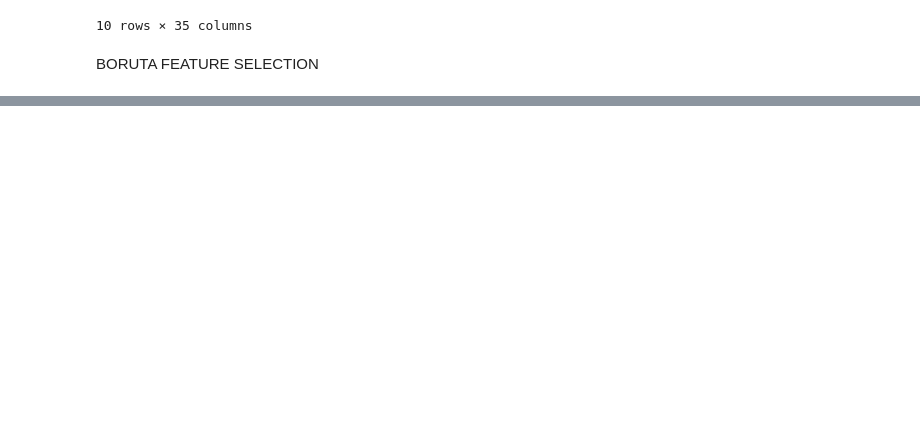
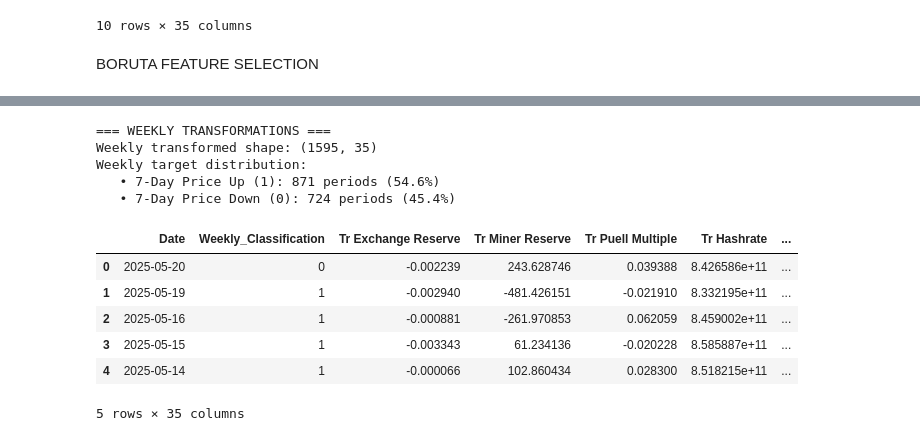
Before and after one commit to sbendre06/Supervised-Learning-BTC-Price-Direction, a Jupyter notebook: Pricing Models/feature-engineering.ipynb, the cells around one changed output, grey strips where cells are left out. Saved outputs shown, nothing was run; the diff lists cells and outputs as text; code cells hidden in the pictures; blank space fills up the shorter version.

```diff
--- a/Pricing Models/feature-engineering.ipynb
+++ b/Pricing Models/feature-engineering.ipynb
@@ -565,0 +654,74 @@ Feature selection results (out of 50 trials):
+# %%
+# Apply same transformations to weekly data
+print("=== WEEKLY TRANSFORMATIONS ===")
+
+weekly_transformed_df = weekly_df.copy()
+# Flip dataframe so python functions work properly (earliest date first)
+weekly_transformed_df = weekly_transformed_df.iloc[::-1].copy().reset_index(drop=True)
+
+# Apply the exact same transformations as before
+# on-chain transformations
+weekly_transformed_df["Tr Exchange Reserve"] = weekly_transformed_df["Exchange Reserve"].pct_change()
+weekly_transformed_df["Tr Miner Reserve"] = weekly_transformed_df["Miner Reserve"] - weekly_transformed_df["Miner Reserve"].shift(7)
+weekly_transformed_df["Tr Puell Multiple"] = weekly_transformed_df["Puell Multiple"].pct_change(3)
+weekly_transformed_df["Tr Hashrate"] = weekly_transformed_df["Hashrate"].rolling(7).mean()
+weekly_transformed_df["Tr Fee-Reward Ratio"] = weekly_transformed_df["Fee-Reward Ratio"].pct_change()
+weekly_transformed_df["Tr SOPR"] = (weekly_transformed_df["SOPR"] > 1).astype(int)
+weekly_transformed_df["Tr Active Addresses"] = weekly_transformed_df["Active Addresses"].pct_change(3)
+weekly_transformed_df["Tr Exchange Netflow"] = weekly_transformed_df["Exchange Netflow"].rolling(3).sum()
+weekly_transformed_df["Tr Funding Rates"] = weekly_transformed_df["Funding Rates"] - weekly_transformed_df["Funding Rates"].shift(1)
+weekly_transformed_df["Tr Mean Coin Age"] = weekly_transformed_df["Mean Coin Age"].pct_change(7)
+weekly_transformed_df["Tr MVRV Ratio"] = weekly_transformed_df["MVRV Ratio"].pct_change(3)
+weekly_transformed_df["Tr Open Interest"] = weekly_transformed_df["Open Interest"].pct_change()
+
+# market transformations
+weekly_transformed_df["Tr S&P500"] = weekly_transformed_df["SPX Index"].pct_change()
+weekly_transformed_df["Tr Nasdaq"] = weekly_transformed_df["CCMP Index"].pct_change()
+weekly_transformed_df["Tr Dow"] = weekly_transformed_df["INDU Index"].pct_change()
+weekly_transformed_df["Tr Gold"] = weekly_transformed_df["XAU Curncy"].pct_change()
+weekly_transformed_df["Tr Oil"] = weekly_transformed_df["CL1 Comdty"].pct_change()
+weekly_transformed_df["Tr Silver"] = weekly_transformed_df["XAG Curncy"].pct_change()
+weekly_transformed_df["Tr Copper"] = weekly_transformed_df["LMCADY Comdty"].pct_change()
+weekly_transformed_df["Tr Natural Gas"] = weekly_transformed_df["NG1 Comdty"].pct_change()
+weekly_transformed_df["Tr Dollar Index"] = weekly_transformed_df["DXY Curncy"].pct_change()
+weekly_transformed_df["Tr EURUSD"] = weekly_transformed_df["EURUSD Curncy"].pct_change()
+weekly_transformed_df["Tr USDCNY"] = weekly_transformed_df["USDCNY Curncy"].pct_change()
+
+# economic indicator transformations
+weekly_transformed_df["Tr Fed Funds Raw"] = weekly_transformed_df["FDTR Index"]
+weekly_transformed_df["Tr Fed Funds Delta"] = weekly_transformed_df["FDTR Index"] - weekly_transformed_df["FDTR Index"].shift(1)
+weekly_transformed_df["Tr Treasury Pct"] = weekly_transformed_df["USGG10YR Index"].pct_change()
+weekly_transformed_df["Tr Treasury Delta"] = weekly_transformed_df["USGG10YR Index"] - weekly_transformed_df["USGG10YR Index"].shift(5)
+weekly_transformed_df["Tr Unemployment"] = weekly_transformed_df["USURTOT Index"]
+weekly_transformed_df["Tr CPI"] = weekly_transformed_df["CPI YOY Index"]
+weekly_transformed_df["Tr M2 Raw"] = weekly_transformed_df["M2% YOY Index"]
+weekly_transformed_df["Tr M2 Binary"] = (weekly_transformed_df["M2% YOY Index"] < 0).astype(int)
+weekly_transformed_df["Tr GDP Raw"] = weekly_transformed_df["GDP CQOQ Index"]
+weekly_transformed_df["Tr GDP Binary"] = (weekly_transformed_df["GDP CQOQ Index"] > 0).astype(int)
+
+# Clean up and format
+weekly_transformed_df = weekly_transformed_df.dropna().reset_index(drop=True)
+weekly_transformed_df = weekly_transformed_df.iloc[::-1].copy().reset_index(drop=True)
+weekly_transformed_df = weekly_transformed_df.loc[:, (weekly_transformed_df.columns.str.startswith('Tr')) | (weekly_transformed_df.columns.isin(['Date', 'Weekly_Classification']))]
+
+print(f"Weekly transformed shape: {weekly_transformed_df.shape}")
+print(f"Weekly target distribution:")
+weekly_target_counts = weekly_transformed_df['Weekly_Classification'].value_counts()
+weekly_target_pct = weekly_transformed_df['Weekly_Classification'].value_counts(normalize=True) * 100
+print(f"   • 7-Day Price Up (1): {weekly_target_counts[1]:,} periods ({weekly_target_pct[1]:.1f}%)")
+print(f"   • 7-Day Price Down (0): {weekly_target_counts[0]:,} periods ({weekly_target_pct[0]:.1f}%)")
+
+weekly_transformed_df.head()
+# %% [output]
+=== WEEKLY TRANSFORMATIONS ===
+Weekly transformed shape: (1595, 35)
+Weekly target distribution:
+   • 7-Day Price Up (1): 871 periods (54.6%)
+   • 7-Day Price Down (0): 724 periods (45.4%)
+|  | Date | Weekly_Classification | Tr Exchange Reserve | Tr Miner Reserve | Tr Puell Multiple | Tr Hashrate | ... |
+| 0 | 2025-05-20 | 0 | -0.002239 | 243.628746 | 0.039388 | 8.426586e+11 | ... |
+| 1 | 2025-05-19 | 1 | -0.002940 | -481.426151 | -0.021910 | 8.332195e+11 | ... |
+| 2 | 2025-05-16 | 1 | -0.000881 | -261.970853 | 0.062059 | 8.459002e+11 | ... |
+| 3 | 2025-05-15 | 1 | -0.003343 | 61.234136 | -0.020228 | 8.585887e+11 | ... |
+| 4 | 2025-05-14 | 1 | -0.000066 | 102.860434 | 0.028300 | 8.518215e+11 | ... |
+5 rows × 35 columns
```
Also changed, not shown: parts of 5 cells of this notebook.
